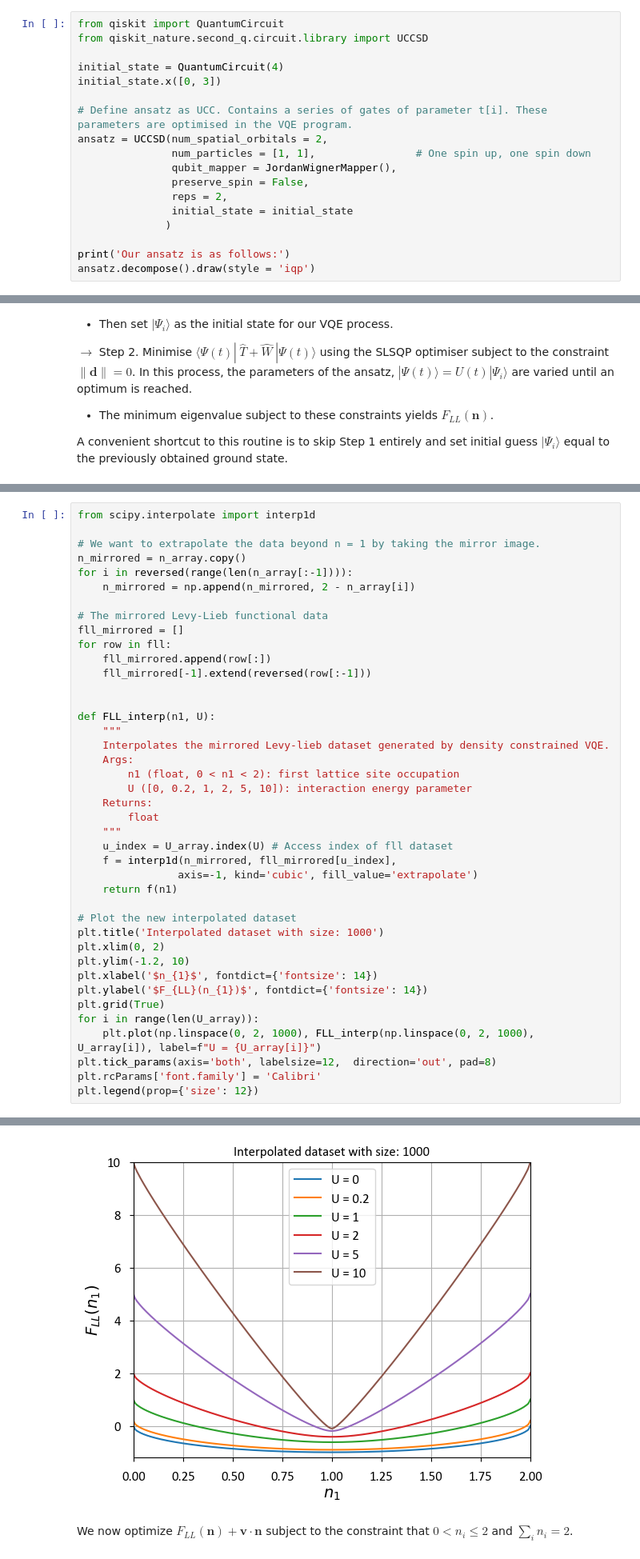
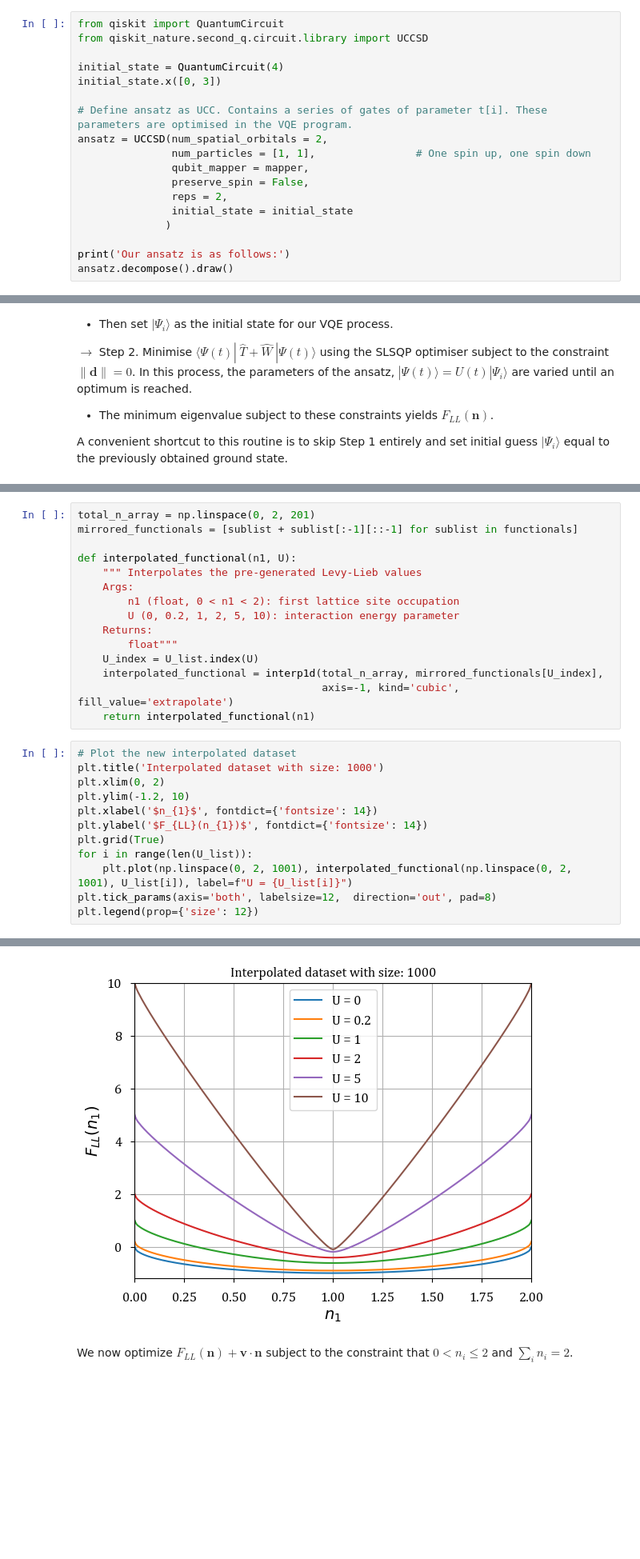
Before and after one commit to anthonyrtw/LevyLieb_VQE, a Jupyter notebook: main.ipynb, the cells around one changed output, grey strips where cells are left out. Shown at 80% size. Cells and saved outputs as stored; diff of their text form; blank space fills up the shorter version.

```diff
--- a/main.ipynb
+++ b/main.ipynb
@@ -122,14 +120,14 @@ initial_state.x([0, 3])
 # Define ansatz as UCC. Contains a series of gates of parameter t[i]. These parameters are optimised in the VQE program.
 ansatz = UCCSD(num_spatial_orbitals = 2,
                num_particles = [1, 1],                # One spin up, one spin down
-               qubit_mapper = JordanWignerMapper(),
+               qubit_mapper = mapper,
                preserve_spin = False,
                reps = 2,
                initial_state = initial_state
               )
 
 print('Our ansatz is as follows:')
-ansatz.decompose().draw(style = 'iqp')
+ansatz.decompose().draw()
 # %% [output]
 Our ansatz is as follows:
      ┌───┐┌───────────────────────────────┐┌───────────────────────────────┐»
@@ -342,47 +344,33 @@ Due to the symmetry of the lattice, the Levy-Lieb functional is symmetrical abou
+# %%
+total_n_array = np.linspace(0, 2, 201)
+mirrored_functionals = [sublist + sublist[:-1][::-1] for sublist in functionals]
+
+def interpolated_functional(n1, U):
+    """ Interpolates the pre-generated Levy-Lieb values
+    Args:
+        n1 (float, 0 < n1 < 2): first lattice site occupation
+        U (0, 0.2, 1, 2, 5, 10): interaction energy parameter
+    Returns:
+        float"""
+    U_index = U_list.index(U)
+    interpolated_functional = interp1d(total_n_array, mirrored_functionals[U_index],
+                                       axis=-1, kind='cubic', fill_value='extrapolate')
+    return interpolated_functional(n1)
 # %%
-from scipy.interpolate import interp1d
-
-# We want to extrapolate the data beyond n = 1 by taking the mirror image.
-n_mirrored = n_array.copy()
-for i in reversed(range(len(n_array[:-1]))):
-    n_mirrored = np.append(n_mirrored, 2 - n_array[i])
-
-# The mirrored Levy-Lieb functional data
-fll_mirrored = []
-for row in fll:
-    fll_mirrored.append(row[:])
-    fll_mirrored[-1].extend(reversed(row[:-1]))
-
-
-def FLL_interp(n1, U):
-    """
-    Interpolates the mirrored Levy-lieb dataset generated by density constrained VQE.
-    Args:
-        n1 (float, 0 < n1 < 2): first lattice site occupation
-        U ([0, 0.2, 1, 2, 5, 10]): interaction energy parameter
-    Returns:
-        float
-    """
-    u_index = U_array.index(U) # Access index of fll dataset
-    f = interp1d(n_mirrored, fll_mirrored[u_index],
-                axis=-1, kind='cubic', fill_value='extrapolate')
-    return f(n1)
-
 # Plot the new interpolated dataset
 plt.title('Interpolated dataset with size: 1000')
 plt.xlim(0, 2)
 plt.ylim(-1.2, 10)
 plt.xlabel('$n_{1}$', fontdict={'fontsize': 14})
 plt.ylabel('$F_{LL}(n_{1})$', fontdict={'fontsize': 14})
 plt.grid(True)
-for i in range(len(U_array)):
-    plt.plot(np.linspace(0, 2, 1000), FLL_interp(np.linspace(0, 2, 1000), U_array[i]), label=f"U = {U_array[i]}")
+for i in range(len(U_list)):
+    plt.plot(np.linspace(0, 2, 1001), interpolated_functional(np.linspace(0, 2, 1001), U_list[i]), label=f"U = {U_list[i]}")
 plt.tick_params(axis='both', labelsize=12,  direction='out', pad=8)
-plt.rcParams['font.family'] = 'Calibri'
 plt.legend(prop={'size': 12})
 # %% [output]
 <matplotlib.legend.Legend at 0x...>
-[figure, old version]
+[figure, new version]
 # %% [markdown]
 We now optimize $F_{LL}(\mathbf{n}) + \mathbf{v} \cdot \mathbf{n}$ subject to the constraint that $0 < n_{i} ≤ 2$ and $\sum_{i} n_{i} = 2$.
 # %%
```
Also changed, not shown: parts of 45 cells of this notebook.
